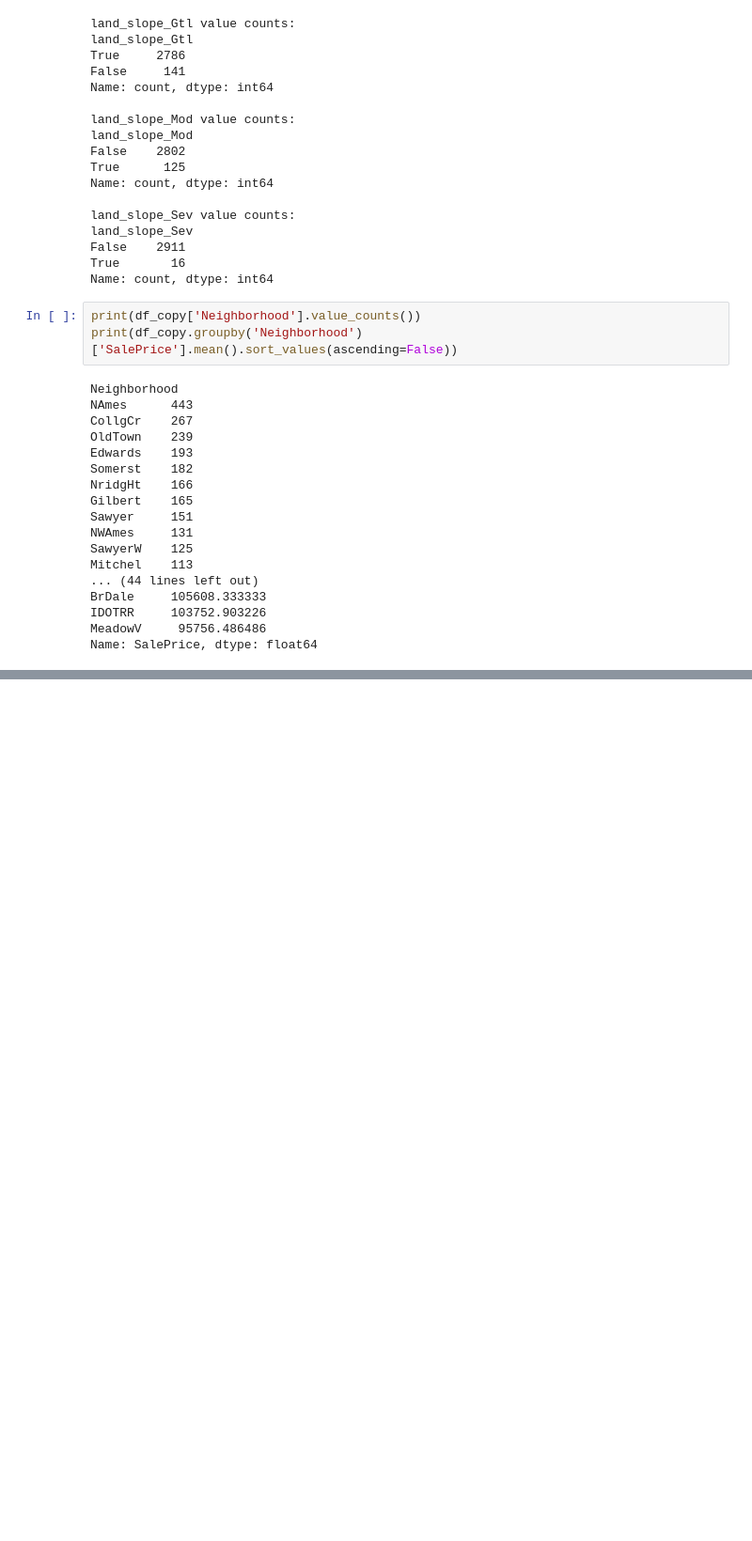
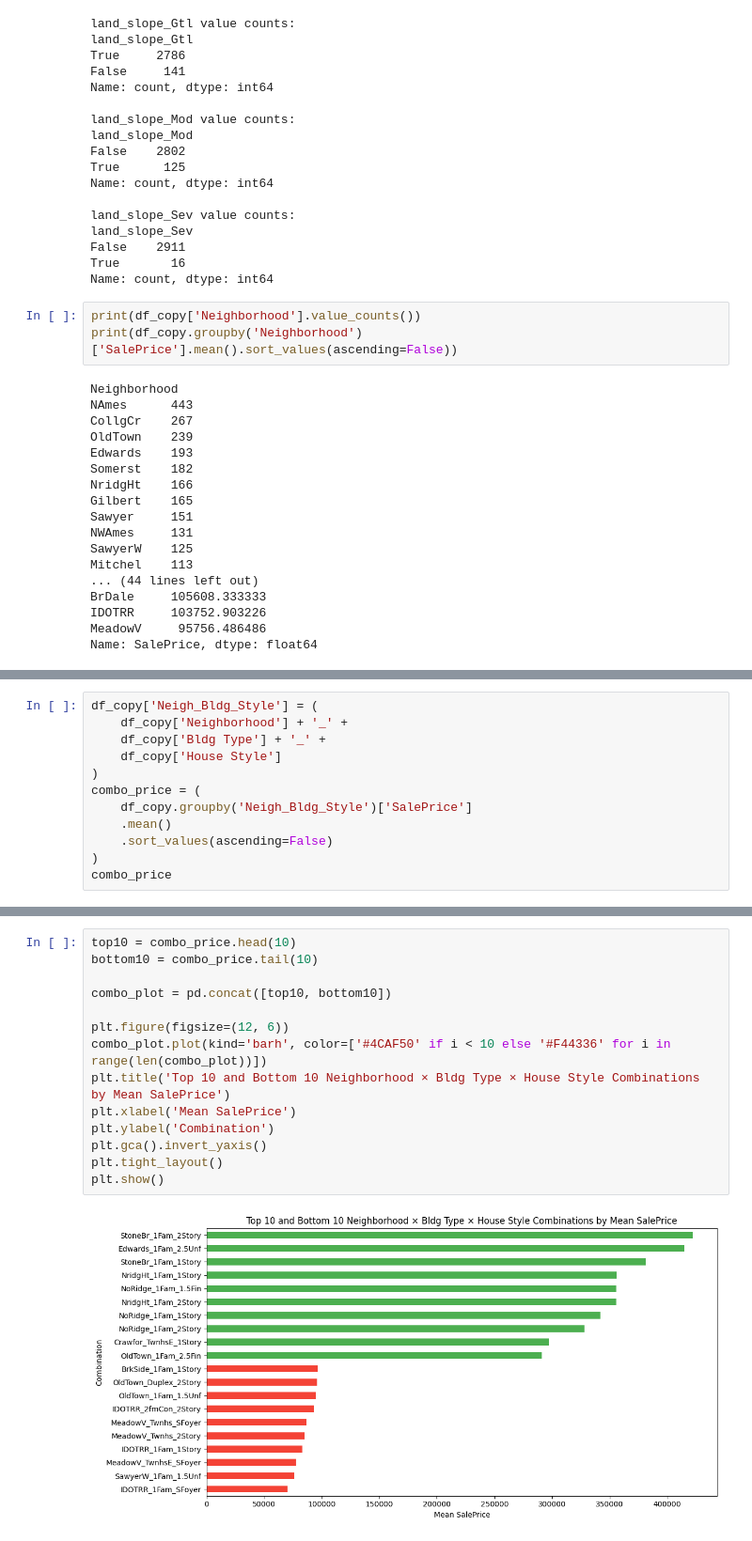
Before and after one commit to hedesiustefan/ML_Project, a Jupyter notebook: cat_feat_encode.ipynb, the cells around one changed output, grey strips where cells are left out. Shown at 94% size. Cells and saved outputs as stored; diff of their text form; blank space fills up the shorter version.

```diff
--- a/cat_feat_encode.ipynb
+++ b/cat_feat_encode.ipynb
@@ -318,0 +382,12 @@ Name: SalePrice, dtype: float64
+# %%
+df_copy['Neigh_Bldg_Style'] = (
+    df_copy['Neighborhood'] + '_' +
+    df_copy['Bldg Type'] + '_' +
+    df_copy['House Style']
+)
+combo_price = (
+    df_copy.groupby('Neigh_Bldg_Style')['SalePrice']
+    .mean()
+    .sort_values(ascending=False)
+)
+combo_price
@@ -318,0 +417,16 @@ Name: SalePrice, dtype: float64
+# %%
+top10 = combo_price.head(10)
+bottom10 = combo_price.tail(10)
+
+combo_plot = pd.concat([top10, bottom10])
+
+plt.figure(figsize=(12, 6))
+combo_plot.plot(kind='barh', color=['#4CAF50' if i < 10 else '#F44336' for i in range(len(combo_plot))])
+plt.title('Top 10 and Bottom 10 Neighborhood × Bldg Type × House Style Combinations by Mean SalePrice')
+plt.xlabel('Mean SalePrice')
+plt.ylabel('Combination')
+plt.gca().invert_yaxis()
+plt.tight_layout()
+plt.show()
+# %% [output]
+[figure, added]
```
Also changed, not shown: parts of 25 cells of this notebook.
